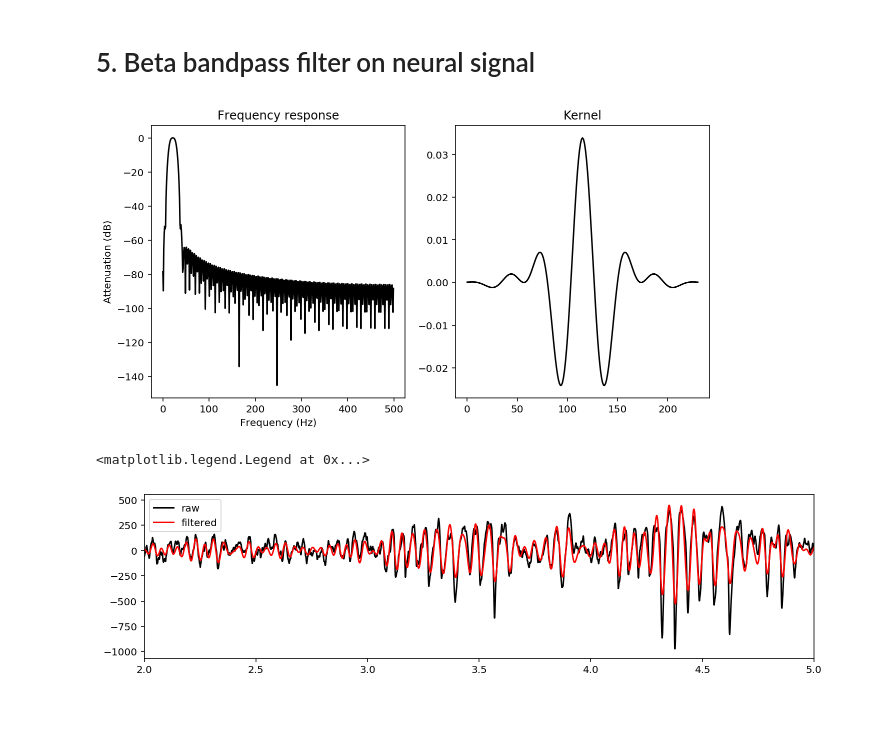
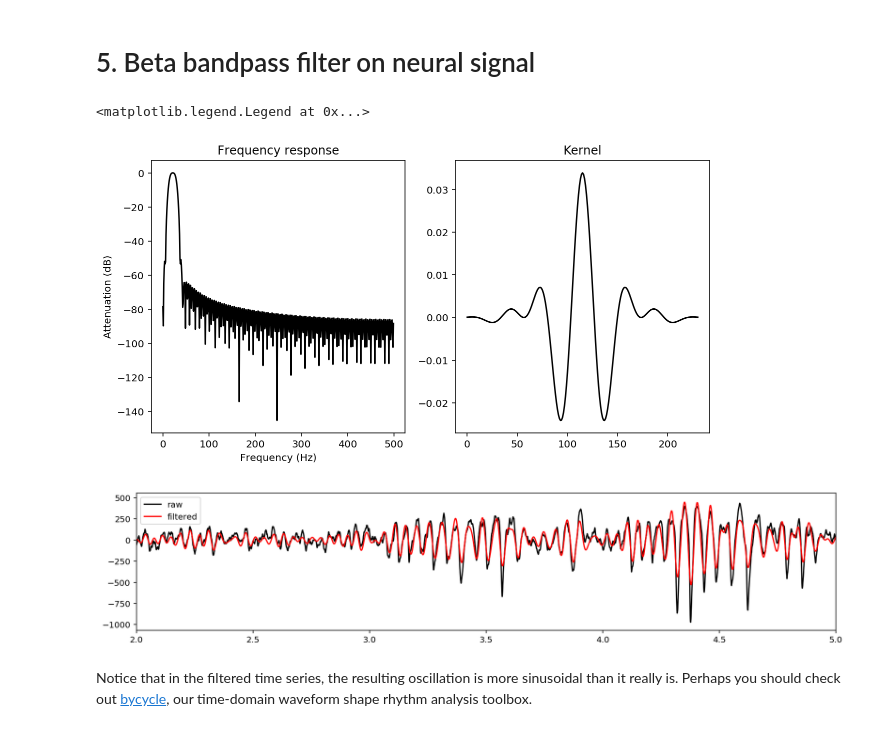
Before and after one commit to neurodsp-tools/neurodsp, a Jupyter notebook: tutorials/1-Filtering.ipynb, the cells around one changed output. Cells and saved outputs as stored; diff of their text form; code cells hidden in the pictures.

```diff
--- a/tutorials/1-Filtering.ipynb
+++ b/tutorials/1-Filtering.ipynb
@@ -207,21 +216,24 @@ plt.xlim((0,.2))
 # %%
 # Generate a signal with a low-frequency drift
 x = np.load('./data/sample_data_1.npy')
-Fs = 1000
-t = np.arange(0,len(x)/Fs,1/Fs)
+fs = 1000
+t = np.arange(0,len(x)/fs,1/fs)
 
 # Filter the data
+# If you want to get rid of the transition band printouts, set verbose=False
 fc = (13, 30)
-x_filt, kernel = neurodsp.filter(x, Fs, 'bandpass', fc=fc, N_cycles=3,
-                               plot_frequency_response=True, return_kernel=True)
+x_filt, kernel = filt.filter_signal(x, fs, 'bandpass', fc=fc, n_cycles=3,
+                               plot_freq_response=True, return_kernel=True, verbose=False)
 
 # Plot filtered signal
-plt.figure(figsize=(12,3))
+plt.figure(figsize=(15,3))
 plt.plot(t, x, 'k', label='raw')
 plt.plot(t, x_filt, 'r', label='filtered')
 plt.xlim((2,5))
 plt.legend(loc='best')
 # %% [output]
+<matplotlib.legend.Legend at 0x...>
 [figure]
-<matplotlib.legend.Legend at 0x...>
-[figure, old version]
+[figure, new version]
+# %% [markdown]
+Notice that in the filtered time series, the resulting oscillation is more sinusoidal than it really is. Perhaps you should check out [bycycle](https://voytekresearch.github.io/bycycle/), our time-domain waveform shape rhythm analysis toolbox.
```
Also changed, not shown: parts of 6 cells of this notebook, 1 other file.
